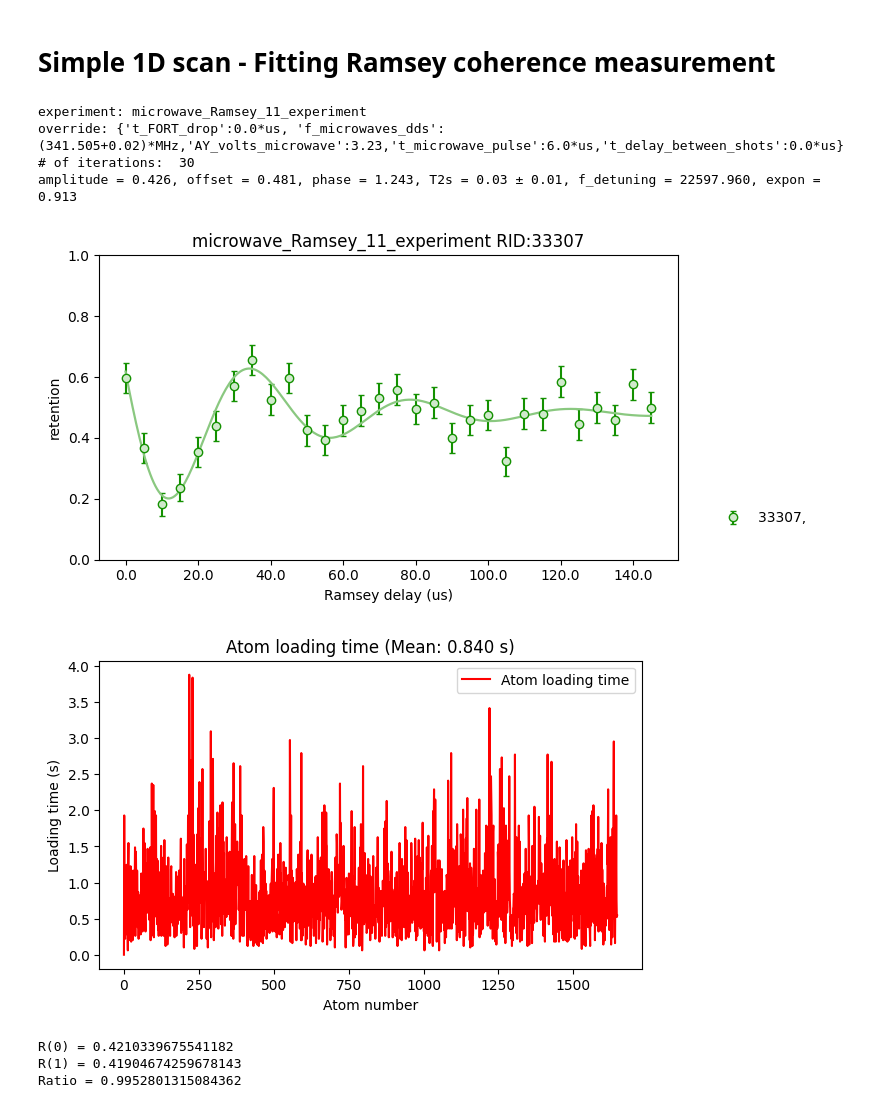
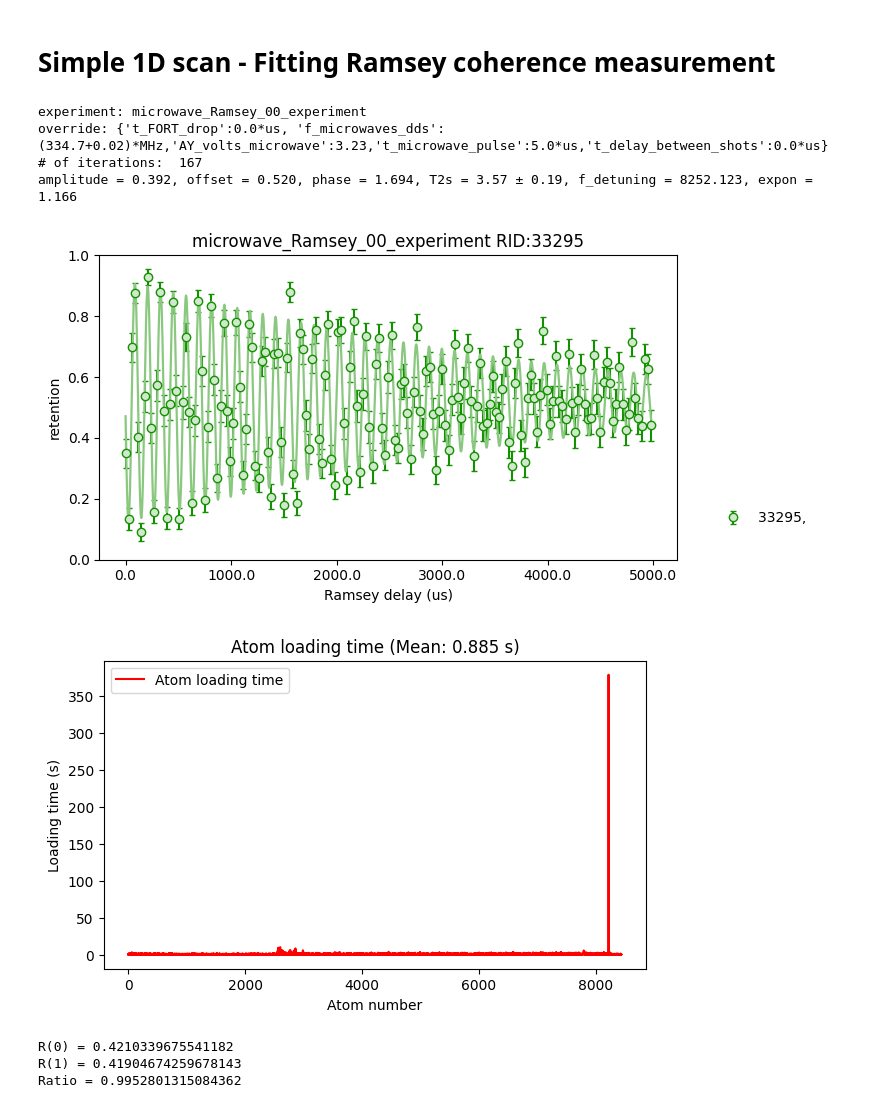
Before and after one commit to QuantumQuadrate/qn_artiq_routines, a Jupyter notebook: Analysis/Microwave analysis/Microwave_analysis_2025.ipynb, the cells around one changed output. Cells and saved outputs as stored; diff of their text form; code cells hidden in the pictures.

```diff
--- a/Analysis/Microwave analysis/Microwave_analysis_2025.ipynb
+++ b/Analysis/Microwave analysis/Microwave_analysis_2025.ipynb
@@ -2,7 +2,7 @@
 # Mapping atom analysis
 Valid for experiments from 2025-04-30 until ...
 # %%
-date_filters = ["2026-02-08","2026-02-09"]
+date_filters = ["2026-02-10"]
 
 from matplotlib import pyplot as plt
 import matplotlib as mpl
@@ -79,16 +79,16 @@ With fitting the resonance for microwave scans
 """
 # ### the file(s) to analyze:
 # file_indices = {
-#     8:'',
-#     # 53:'',
+#     79:'',
 #     # 38:'',
-#     # 36:'',
+#     # 39:'',
+#     # 40:'',
 #     # 38:'',
 #     # 38:'',
 #     # 40:'',
 # }
 
-file_indices = {i: '' for i in range(38, 46, 2)}
+file_indices = {i: '' for i in range(23, 28, 2)}
 
 compare = True # compare multiple files in the same retention and loading plots
 otsu_threshold = False # compute threshold using Otsu method instead doing it by eye. only work when require atom loading = False
@@ -636,7 +632,7 @@ Ramsey analysis and fitting. Does not work in 2D scans; only looks at scan_seque
 
 """
 file_indices = {
-    34: '',
+    11: '',
     # 11: ''
 }
 
@@ -683,8 +679,8 @@ for idx, f_item in enumerate(file_indices.items()):
 
     ########################  Ramsey fit
     ###       [A, offset, phase, T2s, f_detuning, exponent]
-    p0_guess = [0.4, 0.5, 0, 100e-6, +20000, 2]
-    bounds   = ([0.2, 0.3, -2 * np.pi, 20e-6, -2000, 0.5],
+    p0_guess = [0.4, 0.5, 0, 3.5e-3, +8000, 2]
+    bounds   = ([0.2, 0.3, 0, 20e-6, -2000, 0.5],
                   [0.6, 0.6, 2 * np.pi, 8e-3, 50000, 3])
 
     # model = lambda t, A, offset, phase, T2s, f_detuning: offset + A * (1+0.95*(t/T2s)**2)**(-3/2)*np.cos((2*np.pi*(f_detuning))*t - 3*np.arctan(0.97*t/T2s) + phase)
@@ -739,39 +735,39 @@ for idx, f_item in enumerate(file_indices.items()):
         "yerr": yerrs,
         "label": f"{rid}, {f_comment}",
         "color": color3,
         "fit": (hi_res_x_us, yfit),             # yfit computed from seconds; just rescale x
         # "fit_style": {"linestyle": "--"}      # optional
     }]
 
     plot_series_with_fit(
         series,
         title=experiment_function + f" RID:{rid}",
         xlabel="Ramsey delay (us)",
         ylabel="retention",
         ylim=(0, 1),
         figsize=(8, 4),
         legend_out=True,
         save="Ramsey.pdf",
         grid=False
     )
 
 
 #####  Plot Atom_loading_time
 mean_loading_time = np.mean(Atom_loading_time)
 plt.figure(figsize=(7, 4))
 plt.plot(Atom_loading_time, 'r-', label='Atom loading time')
 plt.xlabel("Atom number")
 plt.ylabel("Loading time (s)")
 plt.title(f"Atom loading time (Mean: {mean_loading_time:.3f} s)")
 plt.legend(loc='best')
 plt.show()
 # %% [output]
-experiment: microwave_Ramsey_11_experiment
-override: {'t_FORT_drop':0.0*us, 'f_microwaves_dds':(341.505+0.02)*MHz,'AY_volts_microwave':3.23,'t_microwave_pulse':6.0*us,'t_delay_between_shots':0.0*us}
-# of iterations:  30
-amplitude = 0.426, offset = 0.481, phase = 1.243, T2s = 0.03 ± 0.01, f_detuning = 22597.960, expon = 0.913
+experiment: microwave_Ramsey_00_experiment
+override: {'t_FORT_drop':0.0*us, 'f_microwaves_dds':(334.7+0.02)*MHz,'AY_volts_microwave':3.23,'t_microwave_pulse':5.0*us,'t_delay_between_shots':0.0*us}
+# of iterations:  167
+amplitude = 0.392, offset = 0.520, phase = 1.694, T2s = 3.57 ± 0.19, f_detuning = 8252.123, expon = 1.166
-[figure, old version]
+[figure, new version]
-[figure, old version]
+[figure, new version]
 # %%
 A, offset, phase, T2s, f_detuning, expon = popt
 
```
Also changed, not shown: parts of 2 cells of this notebook, 4 other files.
